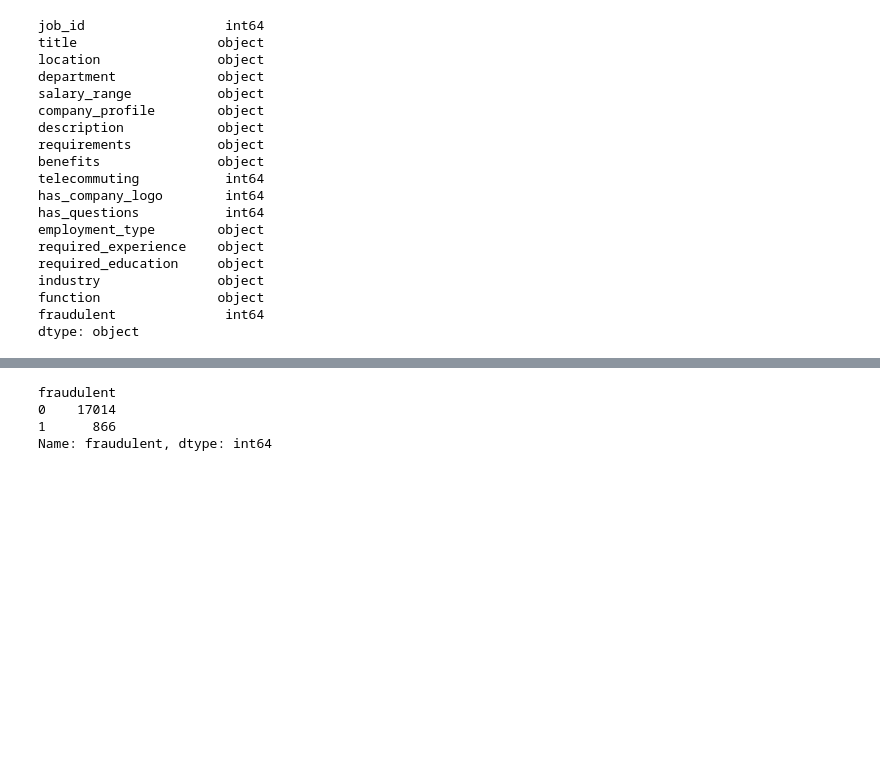
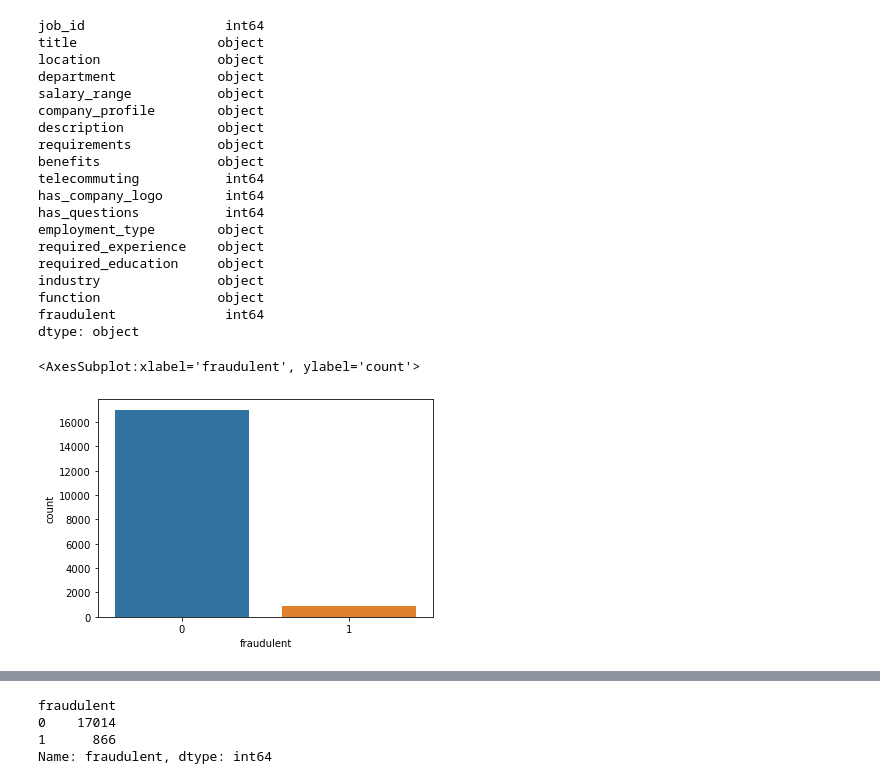
Before and after one commit to hjyoon16/Fake_Job_Post_Classification, a Jupyter notebook: 502Project.ipynb, the cells around one changed output, grey strips where cells are left out. Cells and saved outputs as stored; diff of their text form; code cells hidden in the pictures; blank space fills up the shorter version.

```diff
--- a/502Project.ipynb
+++ b/502Project.ipynb
@@ -78,3 +99,8 @@ industry               object
 function               object
 fraudulent              int64
 dtype: object
+# %%
+sns.countplot(fake_job_df.fraudulent)
+# %% [output]
+<AxesSubplot:xlabel='fraudulent', ylabel='count'>
+[figure, added]
```
Also changed, not shown: parts of 35 cells of this notebook.
